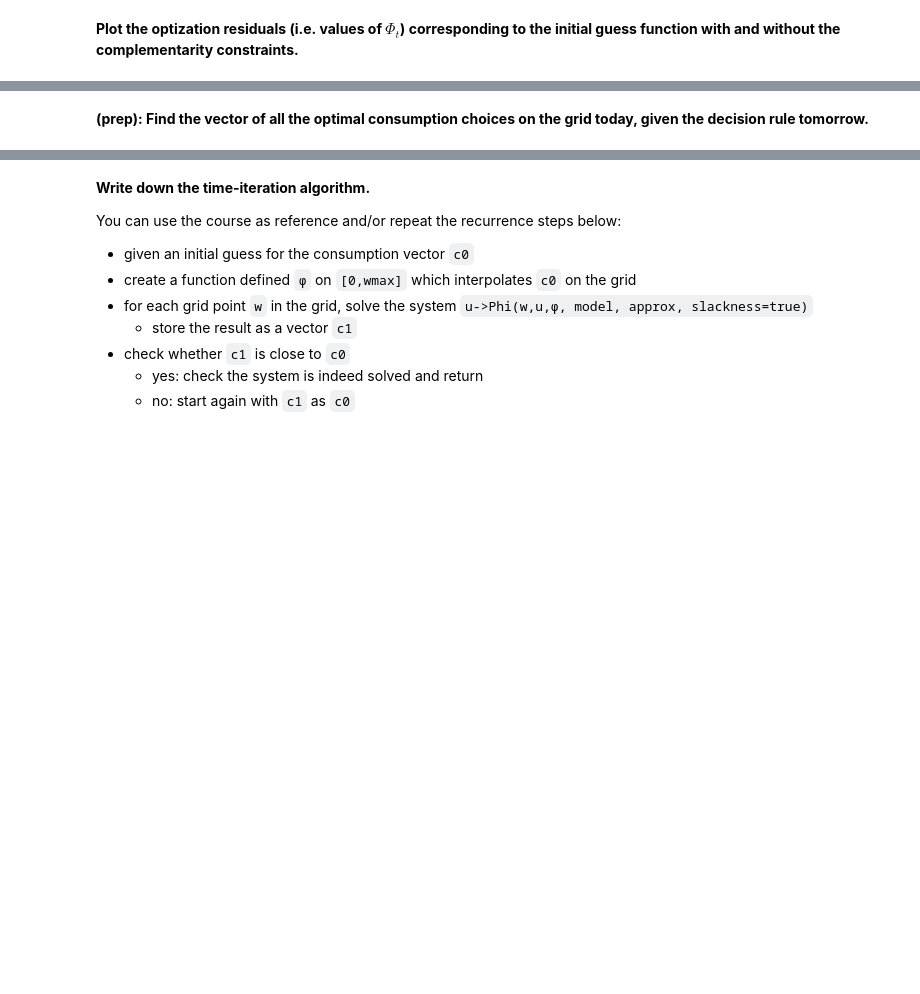
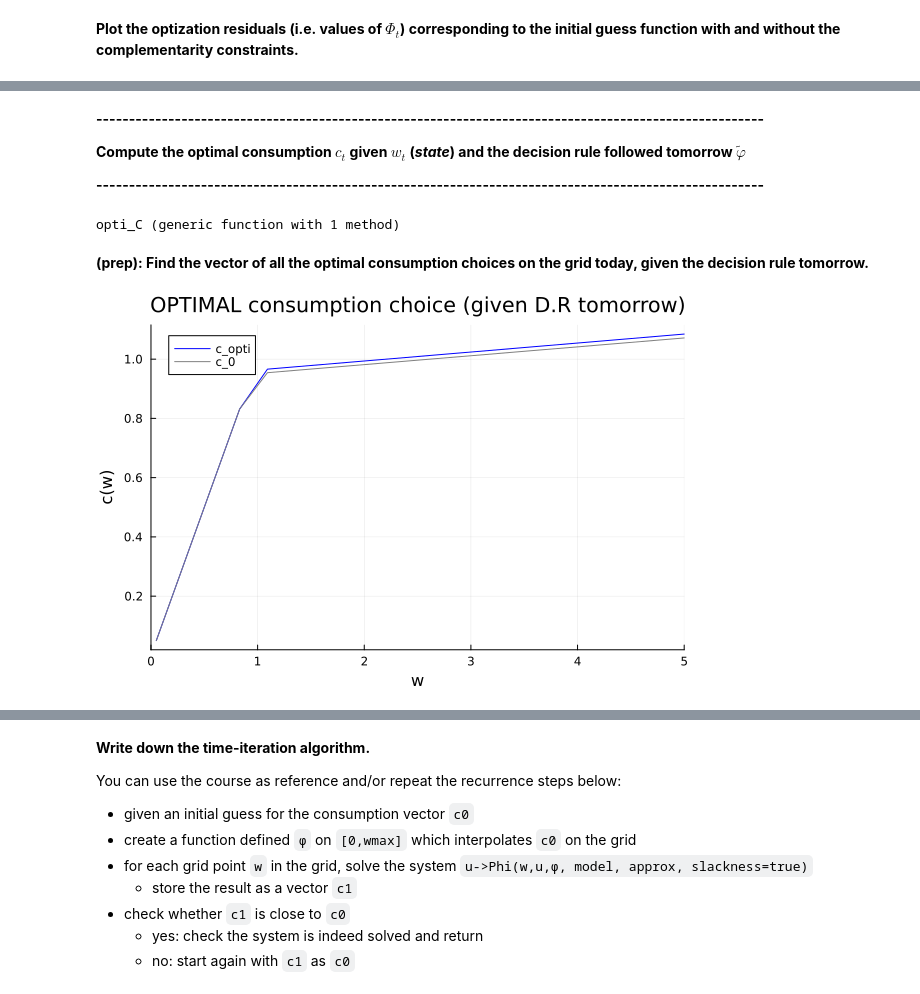
Before and after one commit to PierreRlld/NUM3A, a Jupyter notebook: exam/Homework_2024.ipynb, the cells around one changed output, grey strips where cells are left out. Cells and saved outputs as stored; diff of their text form; code cells hidden in the pictures; blank space fills up the shorter version.

```diff
--- a/exam/Homework_2024.ipynb
+++ b/exam/Homework_2024.ipynb
@@ -306,3 +385,57 @@ feeding the appropriate function into the right nonlinear root-finder.**
+# %% [markdown]
+**------------------------------------------------------------------------------------------------------**
+
+**Compute the optimal consumption $c_t$ given $w_t$ (*state*) and the decision rule followed tomorrow $\tilde{φ}$**
+
+**------------------------------------------------------------------------------------------------------**
+# %%
+#! Compute the optimal consumption C given W (state) and the decision rule followed tomorrow φ
+#! ===> Look for a root using
+function opti_C(w, φ, model, approx; verbose=false, N=20)
+
+# discret(u->1/φ( exp(u)+r*(w-c) ), d).est
+
+    function zero_newton(f::Function, x_0::Float64; N=N, τ_ϵ=10^(-15), verbose)
+        x_L = Float64[]
+        push!(x_L,x_0)
+        ϵ = abs(f(x_0))
+
+        for i in 1:N
+            x_0 = x_L[end]
+            df = ForwardDiff.derivative(f,x_0)
+            x_0 = x_0 - f(x_0)/df
+            push!(x_L,x_0)
+            ϵ = abs(f(x_0))
+            if verbose
+                println("Iteration $(i):")
+                println("c = $(x_0)")
+                println("ϵ = $(ϵ)")
+                println("---------------")
+            end
+            if ϵ<τ_ϵ
+                #return (;x=x_0, x_L, ϵ, N)
+                return x_0
+            end
+        end
+        error("No convergence opti_C (Newton)")
+    end
+
+    FB_ = ( u -> Phi(w, u, φ, model, approx, true) )
+    # initial guess c_0 = w/2 arbitrary
+    res = zero_newton(FB_, w/2; verbose=verbose)
+    return res
+end
+
+# Exemple :
+# opti_C(3.0, φ, model, approx; verbose=true)
+# %% [output]
+opti_C (generic function with 1 method)
 # %% [markdown]
 **(prep): Find the vector of all the optimal consumption choices on the
 grid today, given the decision rule tomorrow.**
+# %%
+fig = plot(xlim=(0,approx.wmax), legend=:topleft, title="OPTIMAL consumption choice (given D.R tomorrow)", xaxis="w", yaxis="c(w)")
+plot!(fig, approx.points, [ opti_C(w, φ, model, approx) for w in approx.points ], c=:blue, label= "c_opti")
+plot!(fig, approx.points, [ φ(w) for w in approx.points ], c=:gray, label= "c_0")
+# %% [output]
+[figure, added]
```
Also changed, not shown: parts of 48 cells of this notebook, 4 other files.
